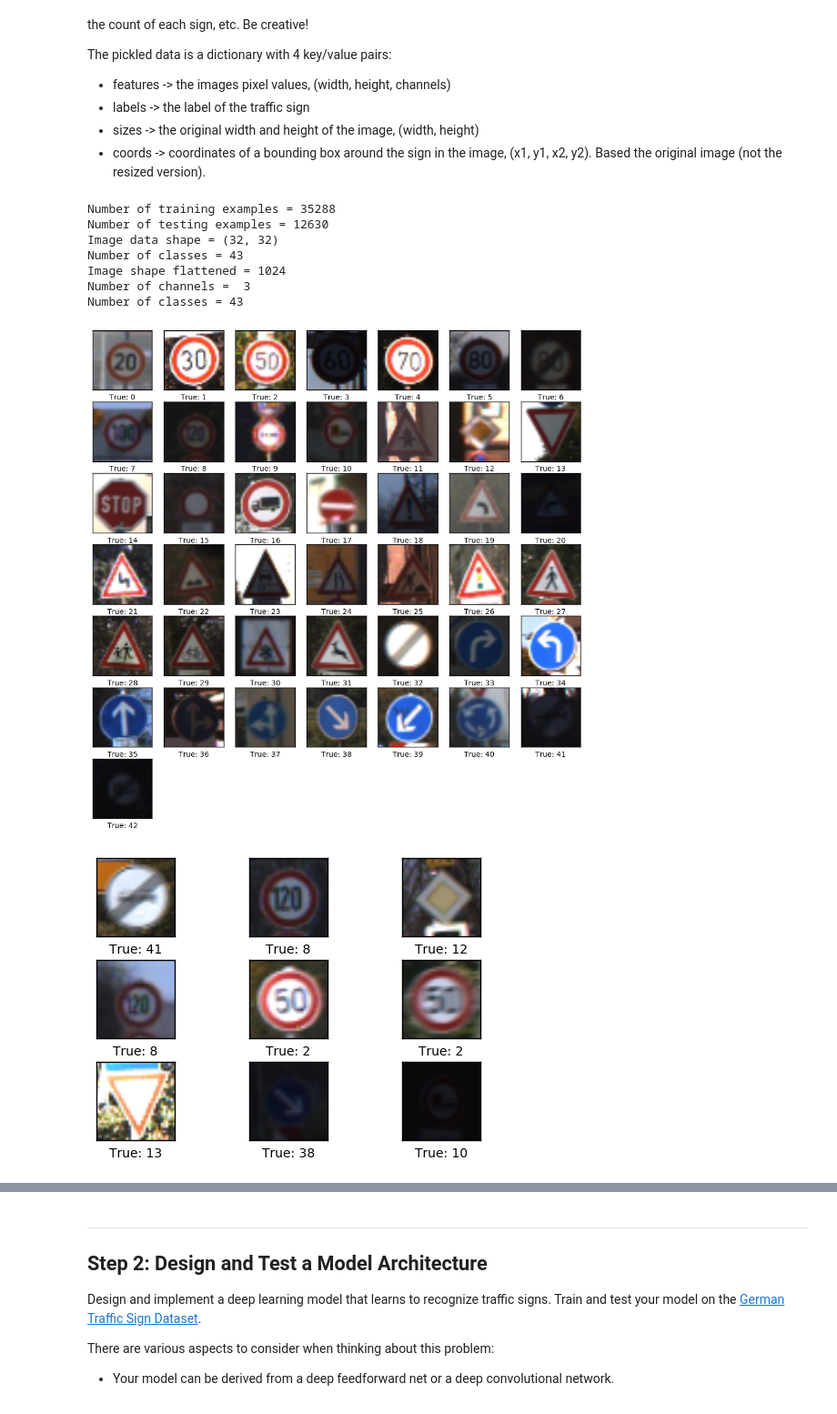
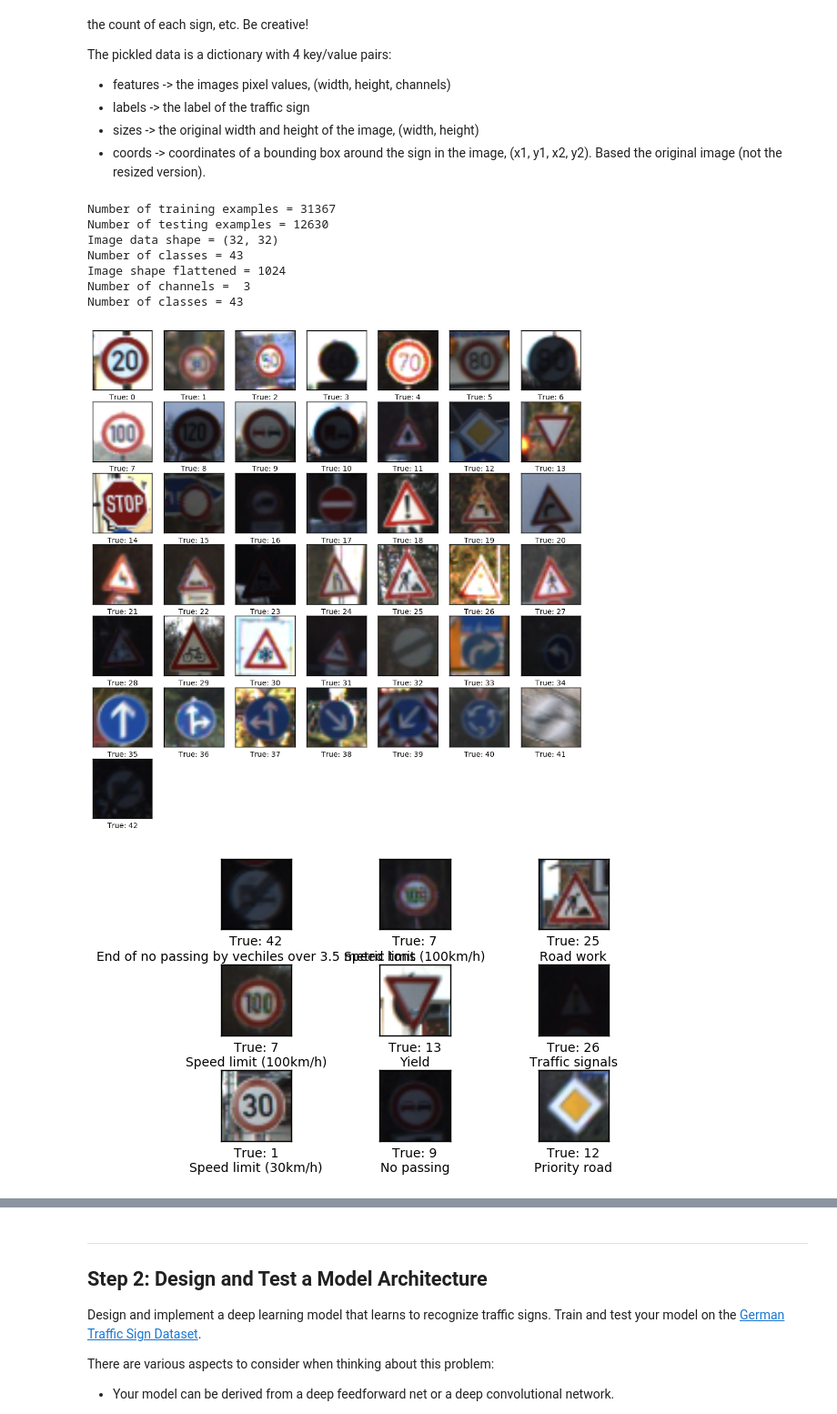
Before and after one commit to klemense1/traffic-signs, a Jupyter notebook: Traffic_Signs_Recognition.ipynb, the cells around one changed output, grey strips where cells are left out. Shown at 91% size. Saved outputs shown, nothing was run; the diff lists cells and outputs as text; code cells hidden in the pictures.

Commit message:
klemense: improved training

```diff
--- a/Traffic_Signs_Recognition.ipynb
+++ b/Traffic_Signs_Recognition.ipynb
@@ -75,30 +64,30 @@ def load_data(training_file, testing_file):
 
 training_file = 'lab 2 data/train.p'
 testing_file = 'lab 2 data/test.p'
-X_train_base, y_train_base, X_val, y_val, X_test, y_test = load_data(training_file, testing_file)
+X_train, y_train, X_val, y_val, X_test, y_test = load_data(training_file, testing_file)
 # %%
 ### To start off let's do a basic data summary.
 
 # TODO: number of training examples
-n_train = X_train_base.shape[0]
+n_train = X_train.shape[0]
 
 # TODO: number of testing examples
 n_test = X_test.shape[0]
 
 # TODO: what's the shape of an image?
-image_shape = X_train_base.shape[1:3]
+image_shape = X_train.shape[1:3]
 
 # TODO: how many classes are in the dataset
-n_classes = len(np.unique(y_train_base))
+n_classes = len(np.unique(y_train))
 
 # number of pixels in each dimension
-img_size = X_train_base.shape[1]
+img_size = X_train.shape[1]
 
 # Images are stored in one-dimensional arrays of this length.
 img_size_flat = img_size * img_size
 
 # Number of colour channels for the images
-num_channels = X_train_base.shape[3]
+num_channels = X_train.shape[3]
 
 print("Number of training examples =", n_train)
 print("Number of testing examples =", n_test)
@@ -108,22 +97,29 @@ print("Image shape flattened =", img_size_flat)
 print("Number of channels = ", num_channels)
 print("Number of classes =", n_classes)
 # %% [output]
-Number of training examples = 35288
+Number of training examples = 31367
 Number of testing examples = 12630
 Image data shape = (32, 32)
 Number of classes = 43
 Image shape flattened = 1024
 Number of channels =  3
 Number of classes = 43
+# %%
+# load mapping information from class to sign name
+signnames_dict = {}
+with open('signnames.csv', newline='') as csvfile:
+    spamreader = csv.DictReader(csvfile)
+    for row in spamreader:
+        signnames_dict[int(row['ClassId'])] = row['SignName']
 # %%
 ### Data exploration visualization goes here.
 ### Feel free to use as many code cells as needed.
 
-def plot_all_classes(X_data, y_data):
+def plot_all_classes(features, labels):
     """
     plots all classes to get an overview
     """
-    u,indices = np.unique(y_data, return_index=True)
+    u,indices = np.unique(labels, return_index=True)
 
     # Create figure with 3x3 sub-plots.
     fig, axes = plt.subplots(7,7, figsize=(12, 12))
@@ -133,9 +129,9 @@ def plot_all_classes(X_data, y_data):
 
         # Plot image.
         if i < len(indices):
-            ax.imshow(X_data[indices][i])
+            ax.imshow(features[indices][i])
 
-            xlabel = "True: {0}".format(y_data[indices][i])
+            xlabel = "True: {0}".format(labels[indices][i])
 
             # Show classes as label on x-axis
             ax.set_xlabel(xlabel)
@@ -157,7 +153,7 @@ def plot_images(images, cls_true, cls_pred=None):
 
     # Create figure with 3x3 sub-plots.
     fig, axes = plt.subplots(3, 3)
-    fig.subplots_adjust(hspace=0.3, wspace=0.3)
+    fig.subplots_adjust(hspace=0.5, wspace=0.5)
 
     for i, ax in enumerate(axes.flat):
         # Plot image.
@@ -165,9 +161,9 @@ def plot_images(images, cls_true, cls_pred=None):
 
         # Show true and predicted classes.
         if cls_pred is None:
-            xlabel = "True: {0}".format(cls_true[i])
+            xlabel = "True: {0}\n".format(cls_true[i]) + signnames_dict[cls_true[i]]
         else:
-            xlabel = "True: {0}, Pred: {1}".format(cls_true[i], cls_pred[i])
+            xlabel = "True: {0}, Pred: {1}\n".format(cls_true[i], cls_pred[i]) + signnames_dict[cls_true[i]]
 
         # Show classes as label on x-axis
         ax.set_xlabel(xlabel)
@@ -179,23 +175,23 @@ def plot_images(images, cls_true, cls_pred=None):
     plt.show()
 # %%
 # Plot all different classes to get an overview
-plot_all_classes(X_train_base, y_train_base)
+plot_all_classes(X_train, y_train)
 
 # Get some random images
 perm = np.arange(n_train)
 np.random.shuffle(perm)
 
 # Get the first images from the test-set.
-images_rand = X_train_base[perm][0:9]
+images_rand = X_train[perm][0:9]
 
 # Get the true classes for those images.
-cls_true_rand = y_train_base[perm][0:9]
+cls_true_rand = y_train[perm][0:9]
 
 # Plot the images and labels using our helper-function above.
 plot_images(images=images_rand, cls_true=cls_true_rand)
 # %% [output]
-[figure, old version]
+[figure, new version]
-[figure, old version]
+[figure, new version]
 # %%
 # plotting classes
 fig = plt.figure()
```
Also changed, not shown: parts of 26 cells of this notebook.
